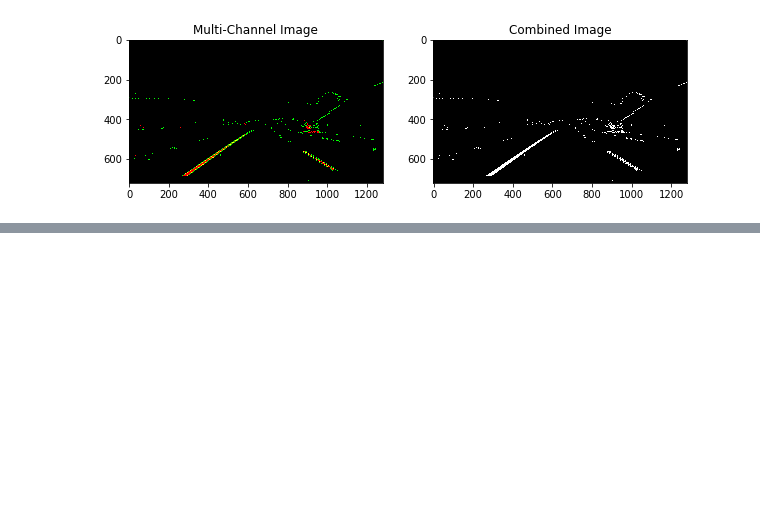
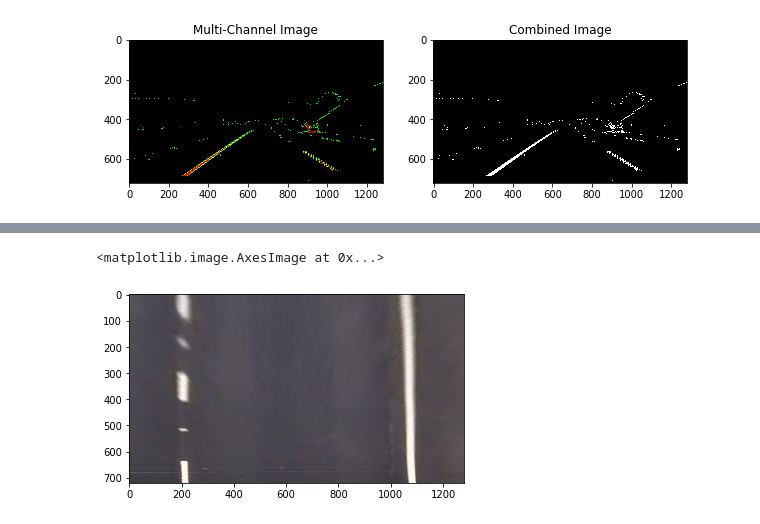
Before and after one commit to vinaykumarhs2020/CarND-Advanced-Lane-Lines, a Jupyter notebook: coding/Advanced_Lane_Finding.ipynb, the cells around one changed output, grey strips where cells are left out. Drawn from its saved outputs; the diff is of its cells as text; code cells hidden in the pictures; blank space fills up the shorter version.

```diff
--- a/coding/Advanced_Lane_Finding.ipynb
+++ b/coding/Advanced_Lane_Finding.ipynb
@@ -223,0 +240,26 @@ plt.imshow(_combined,cmap='gray')
+# %%
+src_left_top=(580,460)
+src_left_bottom=(290,660)
+src_right_top=(710,460)
+src_right_bottom=(1030,660)
+
+dst_left_top=(200,100)
+dst_left_bottom=(200,720)
+dst_right_top=(1100,100)
+dst_right_bottom=(1100,720)
+
+_exchange = lambda x:(x[1],x[0])
+# cv2.line(_st_image,src_left_bottom,src_left_top,(255,0,0),5)
+# cv2.line(_st_image,src_left_top,src_right_top,(255,0,0),5)
+# cv2.line(_st_image,src_right_top,src_right_bottom,(255,0,0),5)
+# plt.imshow(_st_image)
+
+_src=np.float32([src_left_top,src_left_bottom,src_right_bottom,src_right_top])
+_dst=np.float32([dst_left_top,dst_left_bottom,dst_right_bottom,dst_right_top])
+M=cv2.getPerspectiveTransform(_src,_dst)
+Minv = cv2.getPerspectiveTransform(_dst, _src)
+_warped=cv2.warpPerspective(_st_image,M,dsize=_exchange(_st_image.shape[:2]))
+plt.imshow(_warped)
+# %% [output]
+<matplotlib.image.AxesImage at 0x...>
+[figure, added]
```
Also changed, not shown: parts of 12 cells of this notebook.
